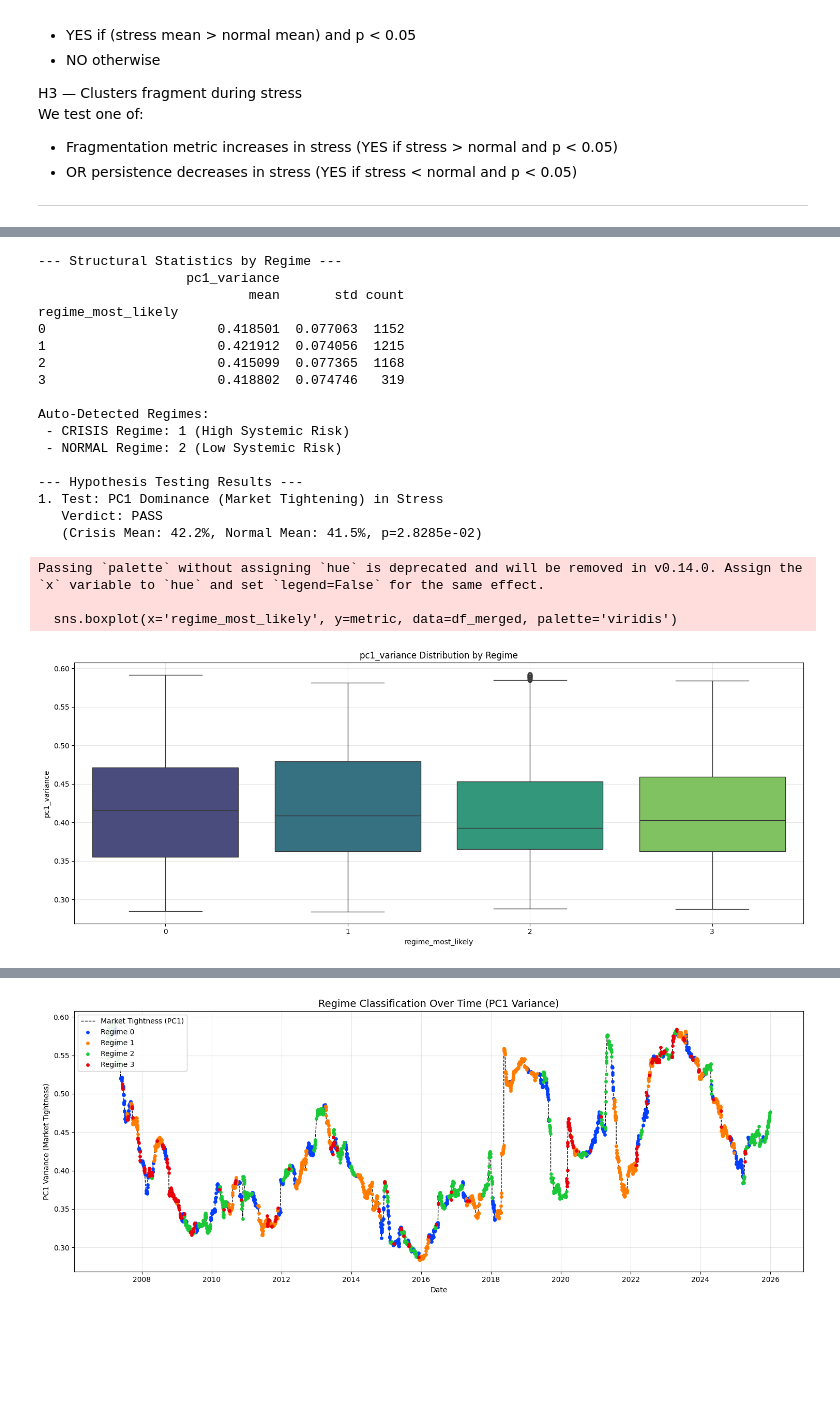
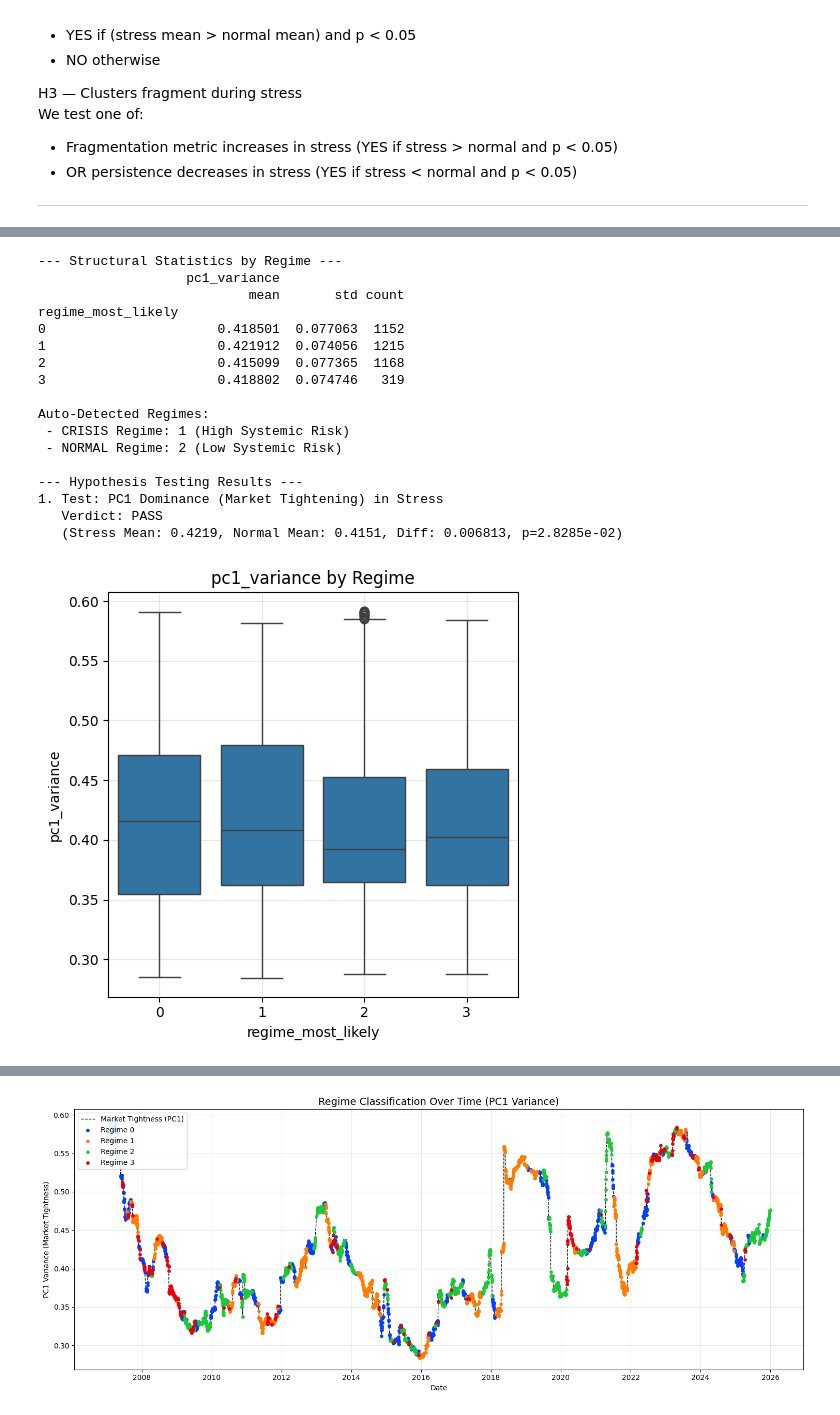
Before and after one commit to Kairav828/Cross-Country-Rates-Relative-Value-NUSInvest2526, a Jupyter notebook: NOTEBOOKS/11_regime_vs_structure_validation.ipynb, the cells around one changed output, grey strips where cells are left out. Drawn from its saved outputs; the diff is of its cells as text; code cells hidden in the pictures; blank space fills up the shorter version.

```diff
--- a/NOTEBOOKS/11_regime_vs_structure_validation.ipynb
+++ b/NOTEBOOKS/11_regime_vs_structure_validation.ipynb
@@ -143,30 +144,24 @@ ImportError: cannot import name 'load_optional_structure_series' from 'src.regim
 # %%
 opt = load_optional_structure_series(results_dir)
 
+print("Rolling corr status:", opt.get("_rolling_corr_status"))
+print("Cluster status:", opt.get("_cluster_status"))
+print("Rolling corr file:", opt.get("_rolling_corr_file"))
+print("Cluster file:", opt.get("_cluster_file"))
+
 added_cols = []
 
-# rolling correlations -> reduce to one daily scalar rolling_corr_mean
-if "rolling_corr_mean" in opt and opt["rolling_corr_mean"] is not None:
-    s = opt["rolling_corr_mean"]
-    s.index = pd.to_datetime(s.index).tz_localize(None)
-    df_master = df_master.join(s, how="inner")
+if opt.get("rolling_corr_mean") is not None:
+    df_master = df_master.join(opt["rolling_corr_mean"].rename("rolling_corr_mean"), how="inner")
     added_cols.append("rolling_corr_mean")
 
-# clustering persistence or fragmentation (depending what exists)
-if "cluster_persistence" in opt and opt["cluster_persistence"] is not None:
-    s = opt["cluster_persistence"]
-    s.index = pd.to_datetime(s.index).tz_localize(None)
-    df_master = df_master.join(s, how="inner")
+if opt.get("cluster_persistence") is not None:
+    df_master = df_master.join(opt["cluster_persistence"].rename("cluster_persistence"), how="inner")
     added_cols.append("cluster_persistence")
 
-if "cluster_fragmentation" in opt and opt["cluster_fragmentation"] is not None:
-    s = opt["cluster_fragmentation"]
-    s.index = pd.to_datetime(s.index).tz_localize(None)
-    df_master = df_master.join(s, how="inner")
+if opt.get("cluster_fragmentation") is not None:
+    df_master = df_master.join(opt["cluster_fragmentation"].rename("cluster_fragmentation"), how="inner")
     added_cols.append("cluster_fragmentation")
 
 print("Added optional structure columns:", added_cols)
-print("Used rolling corr file:", opt.get("_rolling_corr_file"))
-print("Used cluster file:", opt.get("_cluster_file"))
-
 print(df_master.head())
@@ -227,44 +245,48 @@ print("\n--- Hypothesis Testing Results ---")
 # Hypothesis 1: Does Market Tightness (PC1) significantly increase in stress regimes?
 # Expectation: Crisis Mean > Normal Mean with statistical significance.
 h1 = test_hypothesis(df_master, 'pc1_variance', crisis_regime, normal_regime)
-is_pc1_valid = h1['significant'] and h1['diff'] > 0
 
-print(f"1. Test: PC1 Dominance (Market Tightening) in Stress")
+is_pc1_valid = h1.get('significant', False) and h1.get('diff', 0) > 0
+
+print("1. Test: PC1 Dominance (Market Tightening) in Stress")
 print(f"   Verdict: {'PASS' if is_pc1_valid else 'FAIL'}")
-print(f"   (Crisis Mean: {h1['crisis_mean']:.1%}, Normal Mean: {h1['normal_mean']:.1%}, p={h1['p_value']:.4e})")
+
+print(
+    f"   (Stress Mean: {h1.get('stress_mean', np.nan):.4f}, "
+    f"Normal Mean: {h1.get('normal_mean', np.nan):.4f}, "
+    f"Diff: {h1.get('diff', np.nan):.6f}, "
+    f"p={h1.get('p_value', np.nan):.4e})"
+)
 
 # Hypothesis 2: Does Cluster Structure significantly change during stress?
 # We test for any structural break (fragmentation or consolidation) in asset clusters.
 if 'cluster_stability' in df_master.columns:
     h2 = test_hypothesis(df_master, 'cluster_stability', crisis_regime, normal_regime)
     print(f"\n2. Test: Cluster Stability Change in Stress")
     print(f"   Verdict: {'PASS' if h2['significant'] else 'FAIL'}")
     print(f"   (Crisis: {h2['crisis_mean']:.3f} vs Normal: {h2['normal_mean']:.3f})")
 
 # 5. Visualization
 plot_regime_boxplots(df_master, metrics)
 # %% [output]
 --- Structural Statistics by Regime ---
                    pc1_variance
                            mean       std count
 regime_most_likely
 0                      0.418501  0.077063  1152
 1                      0.421912  0.074056  1215
 2                      0.415099  0.077365  1168
 3                      0.418802  0.074746   319
 
 Auto-Detected Regimes:
  - CRISIS Regime: 1 (High Systemic Risk)
  - NORMAL Regime: 2 (Low Systemic Risk)
 
 --- Hypothesis Testing Results ---
 1. Test: PC1 Dominance (Market Tightening) in Stress
    Verdict: PASS
-   (Crisis Mean: 42.2%, Normal Mean: 41.5%, p=2.8285e-02)
+   (Stress Mean: 0.4219, Normal Mean: 0.4151, Diff: 0.006813, p=2.8285e-02)
-Passing `palette` without assigning `hue` is deprecated and will be removed in v0.14.0. Assign the `x` variable to `hue` and set `legend=False` for the same effect.
-
-  sns.boxplot(x='regime_most_likely', y=metric, data=df_merged, palette='viridis')
-[figure, old version]
+[figure, new version]
 # %%
 # --- Explicit YES/NO answers to hypotheses ---
 
```
Also changed, not shown: parts of 6 cells of this notebook, 3 other files.
